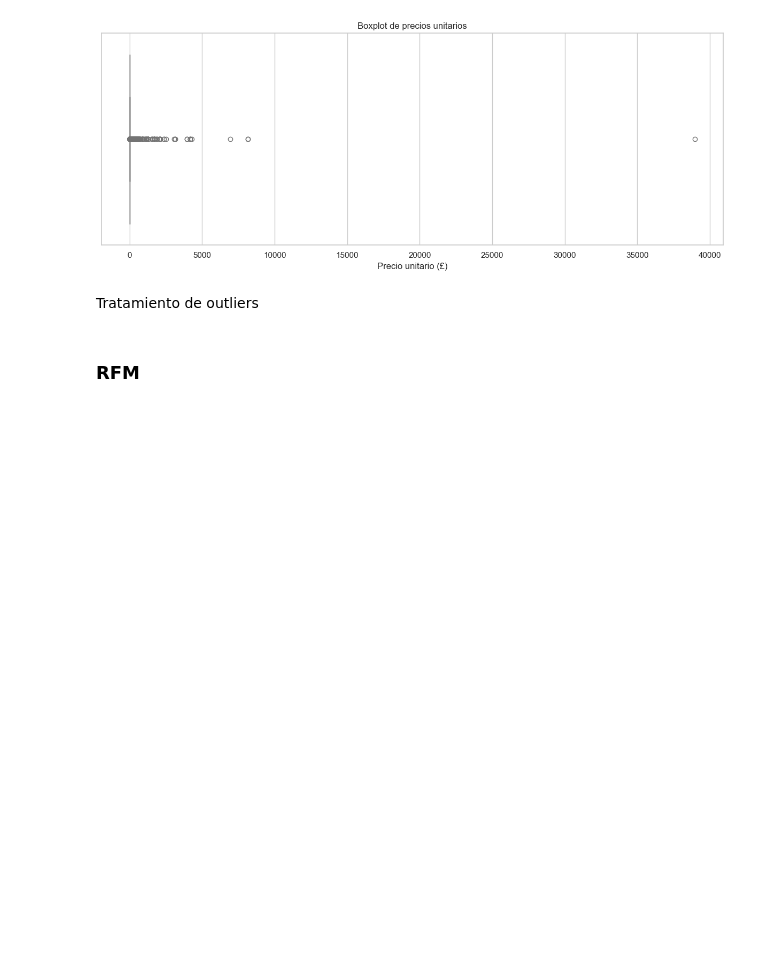
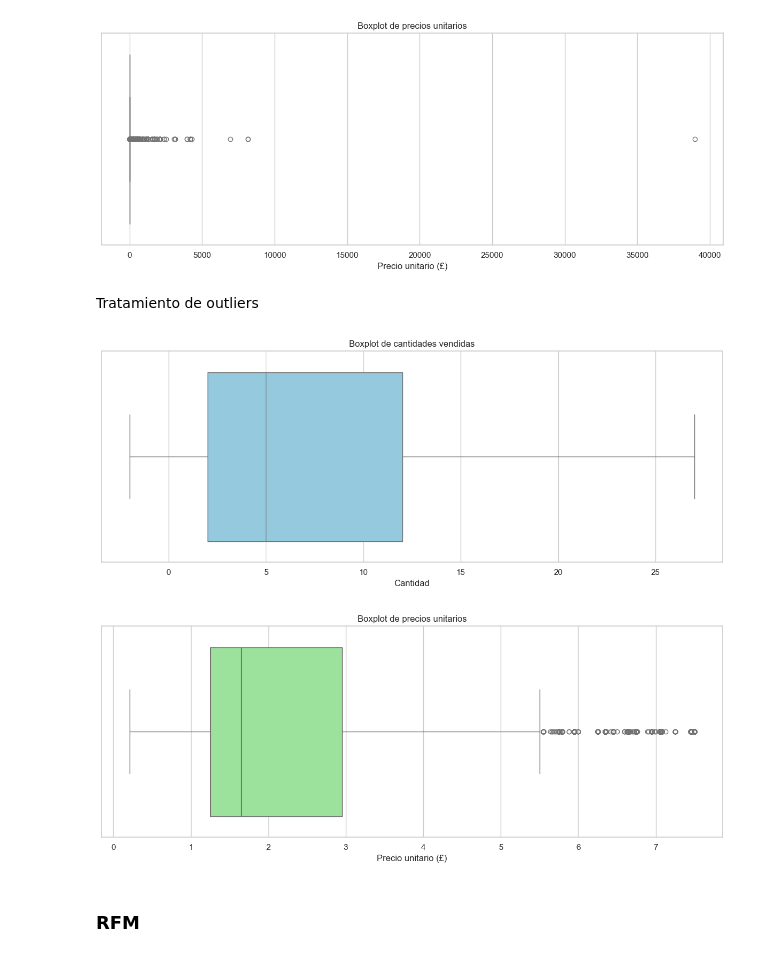
Before and after one commit to mariansierraa/online_retail_ml, a Jupyter notebook: final_project.ipynb, the cells around one changed output. Saved outputs shown, nothing was run; the diff lists cells and outputs as text; code cells hidden in the pictures; blank space fills up the shorter version.

Commit message:
volvi a correr y ajuste outliers y analisis

```diff
--- a/final_project.ipynb
+++ b/final_project.ipynb
@@ -301,3 +285,31 @@ df = df[(df['UnitPrice'] >= lower_limit_price) & (df['UnitPrice'] <= upper_limit
+# %%
+# Establecer estilo visual de Seaborn para mejor apariencia
+sns.set(style="whitegrid")
+
+# -------------------------------
+# Boxplot para la variable 'Quantity'
+# Este gráfico nos permite ver la distribución y detectar valores atípicos (outliers) en las cantidades vendidas.
+# -------------------------------
+plt.figure(figsize=(12, 5))
+sns.boxplot(x=df['Quantity'], color='skyblue')
+plt.title('Boxplot de cantidades vendidas')
+plt.xlabel('Cantidad')
+plt.tight_layout()
+plt.show()
+
+# -------------------------------
+# Boxplot para la variable 'UnitPrice'
+# Aquí identificamos precios unitarios fuera de lo común que podrían representar errores o productos premium.
+# -------------------------------
+plt.figure(figsize=(12, 5))
+sns.boxplot(x=df['UnitPrice'], color='lightgreen')
+plt.title('Boxplot de precios unitarios')
+plt.xlabel('Precio unitario (£)')
+plt.tight_layout()
+plt.show()
+# %% [output]
+[figure, added]
+[figure, added]
 # %% [markdown]
 ### RFM
 # %%
```
Also changed, not shown: parts of 17 cells of this notebook.
